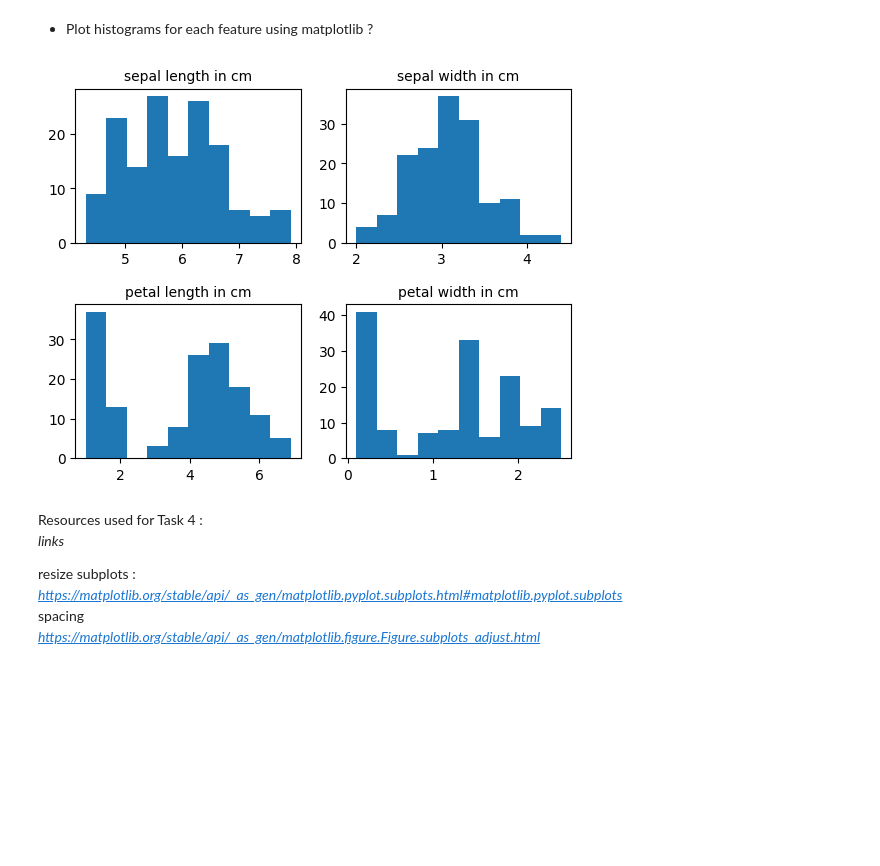
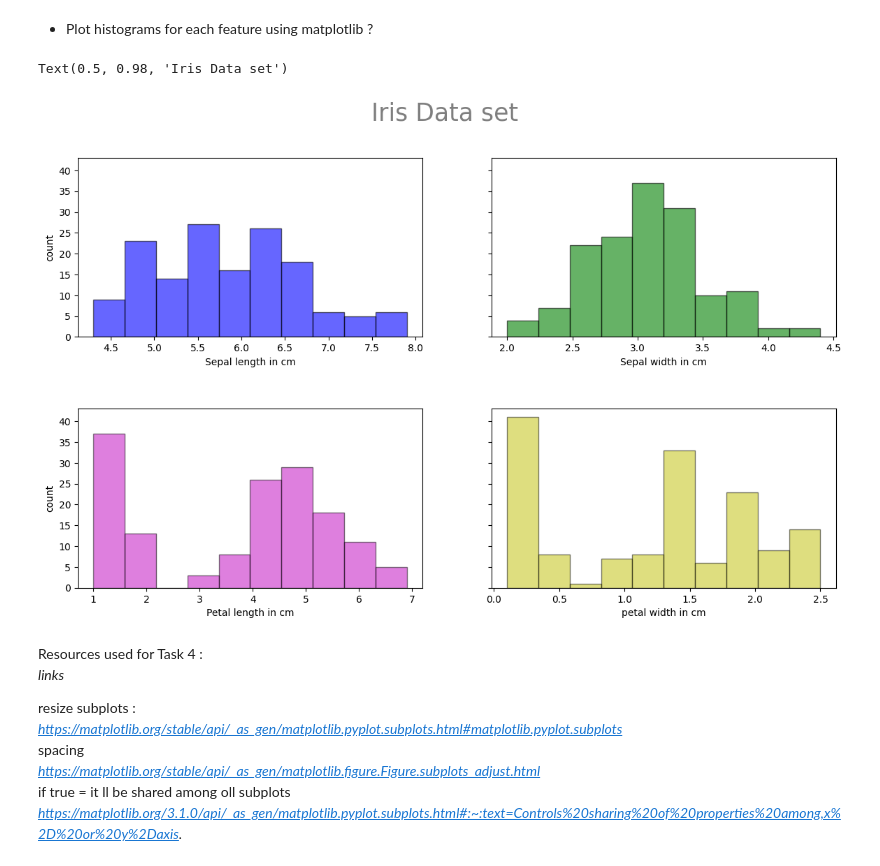
Before and after one commit to Maroua-El-Imame/principles_of_data_analytics, a Jupyter notebook: tasks.ipynb, the cells around one changed output. Saved outputs shown, nothing was run; the diff lists cells and outputs as text; code cells hidden in the pictures; blank space fills up the shorter version.

Commit message:
Task 5

```diff
--- a/tasks.ipynb
+++ b/tasks.ipynb
@@ -205,30 +206,37 @@ petal_width = data.data['petal width (cm)']
 * Plot histograms for each feature using matplotlib ?
 # %%
 # using tuple unpacking for multiple Axes
-fig, ((ax1, ax2), (ax3, ax4)) = plt.subplots(2, 2)
-# plot a histogram, repeat for each axis.
-ax1.hist(sepal_length)
-# resize titles so there are no overlaps between histograms .
-ax1.set_title('sepal length in cm',fontsize=10)
+# calling a figure and set of axis within this figure: ploting a grid of 4 axis in one figure.
+# sharey=True means y-axis will be shared among all subplot ; sharex=False means each x--axis will be independent.
+
+fig, ((ax1, ax2), (ax3, ax4)) = plt.subplots(nrows=2, ncols=2, sharex=False, sharey=True,  figsize=(14,8))
+#ax1
+ax1.hist(sepal_length, ec= "k", color='b',alpha=0.6)
+ax1.set_xlabel("Sepal length in cm", fontsize=10)
+ax1.set_ylabel("count",fontsize=10, color="k")
+
+#ax2
+ax2.hist(sepal_width,ec= "k", color='g', alpha=0.6)
+ax2.set_xlabel("Sepal width in cm", fontsize=10)
 
 
-ax2.hist(sepal_width)
-# resize titles so there are no overlaps between histograms .
-ax2.set_title('sepal width in cm',fontsize=10)
-
-ax3.hist(petal_length)
-# resize titles so there are no overlaps between histograms .
-ax3.set_title('petal length in cm',fontsize=10)
+#ax3
+ax3.hist(petal_length,ec= "k", color='m', alpha=0.5)
+ax3.set_xlabel("Petal length in cm", fontsize=10)
+ax3.set_ylabel("count", color="k")
+#ax4
+ax4.hist(petal_width,ec= "k", color='y',  alpha=0.5)
+ax4.set_xlabel("petal width in cm", fontsize=10)
 
 
-ax4.hist(petal_width)
-# resize titles so there are no overlaps between histograms .
-ax4.set_title('petal width in cm',fontsize=10)
 
-# 'hspace =' is a subplots_adjust layout parameter.it controls the height of the padding between subplots. more infos :see link in  resources used for task 4.
+# 'hspace =' is a subplots_adjust layout parameter.it controls the height of the padding between subplots.
 plt.subplots_adjust(hspace=0.4)
+# Add title
+plt.suptitle("Iris Data set", fontsize=25, color="k", alpha=0.5)
 # %% [output]
+Text(0.5, 0.98, 'Iris Data set')
-[figure, old version]
+[figure, new version]
 # %% [markdown]
 Resources used for Task 4 :
 *links*
@@ -237,3 +245,5 @@ resize subplots :
 *https://matplotlib.org/stable/api/_as_gen/matplotlib.pyplot.subplots.html#matplotlib.pyplot.subplots*
 spacing
 *https://matplotlib.org/stable/api/_as_gen/matplotlib.figure.Figure.subplots_adjust.html*
+if true = it ll be shared among oll subplots
+*https://matplotlib.org/3.1.0/api/_as_gen/matplotlib.pyplot.subplots.html#:~:text=Controls%20sharing%20of%20properties%20among,x%2D%20or%20y%2Daxis.*
```
Also changed, not shown: parts of 2 cells of this notebook.
